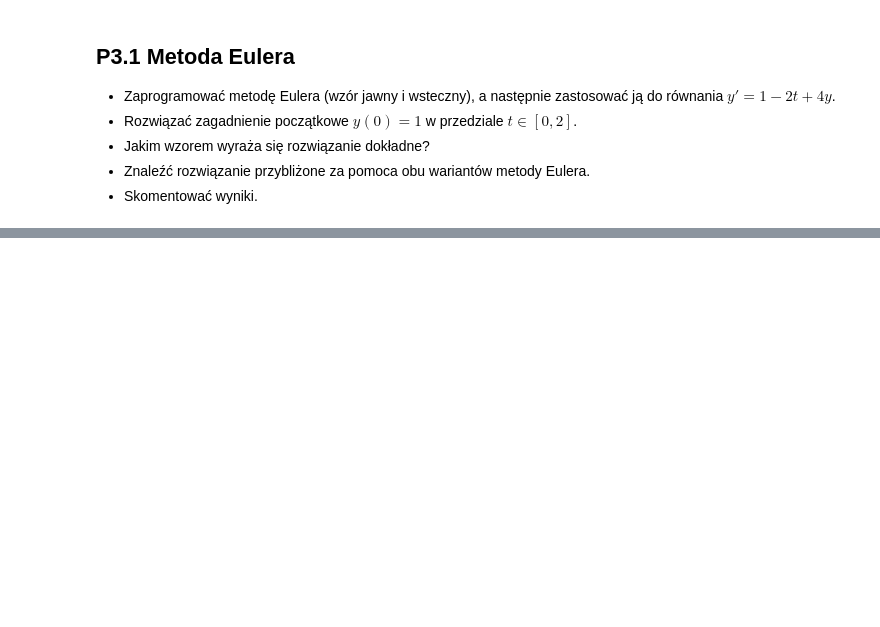
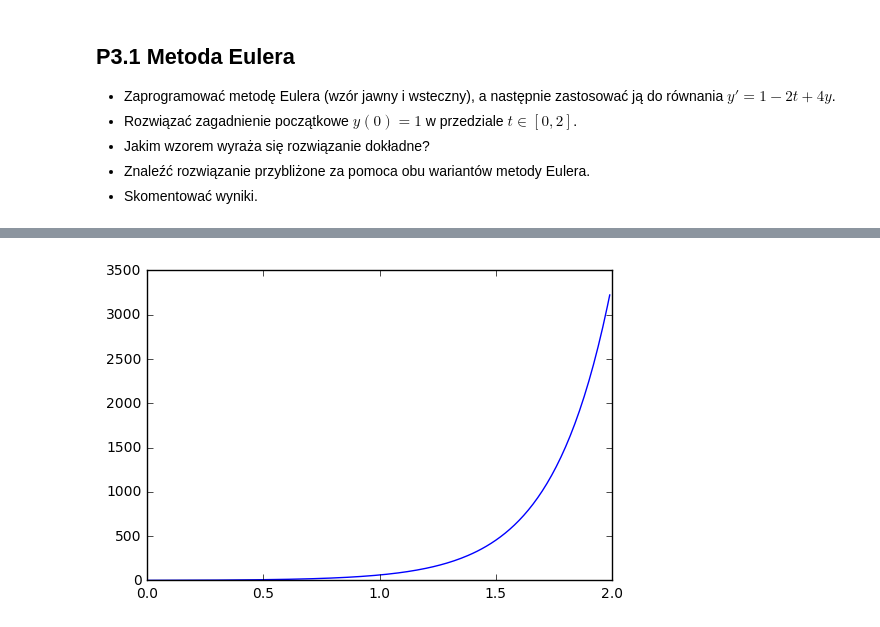
Before and after one commit to rossinek/MZP, a Jupyter notebook: lab1/P3_1 Euler.ipynb, the cells around one changed output, grey strips where cells are left out. Saved outputs shown, nothing was run; the diff lists cells and outputs as text; code cells hidden in the pictures; blank space fills up the shorter version.

```diff
--- a/lab1/P3_1 Euler.ipynb
+++ b/lab1/P3_1 Euler.ipynb
@@ -9,2 +29,11 @@
+# %%
+t0, tn = rng
+t_exact = np.arange(t0,tn,h)
+y_exact = (4*t_exact+9*np.e**(4*t_exact)-1)/8
+
+plt.plot(t_exact, y_exact)
+plt.show()
+# %% [output]
+[figure, added]
 # %% [markdown]
 #### Metoda Eulera (wzór jawny):
```
Also changed, not shown: parts of 8 cells of this notebook.
